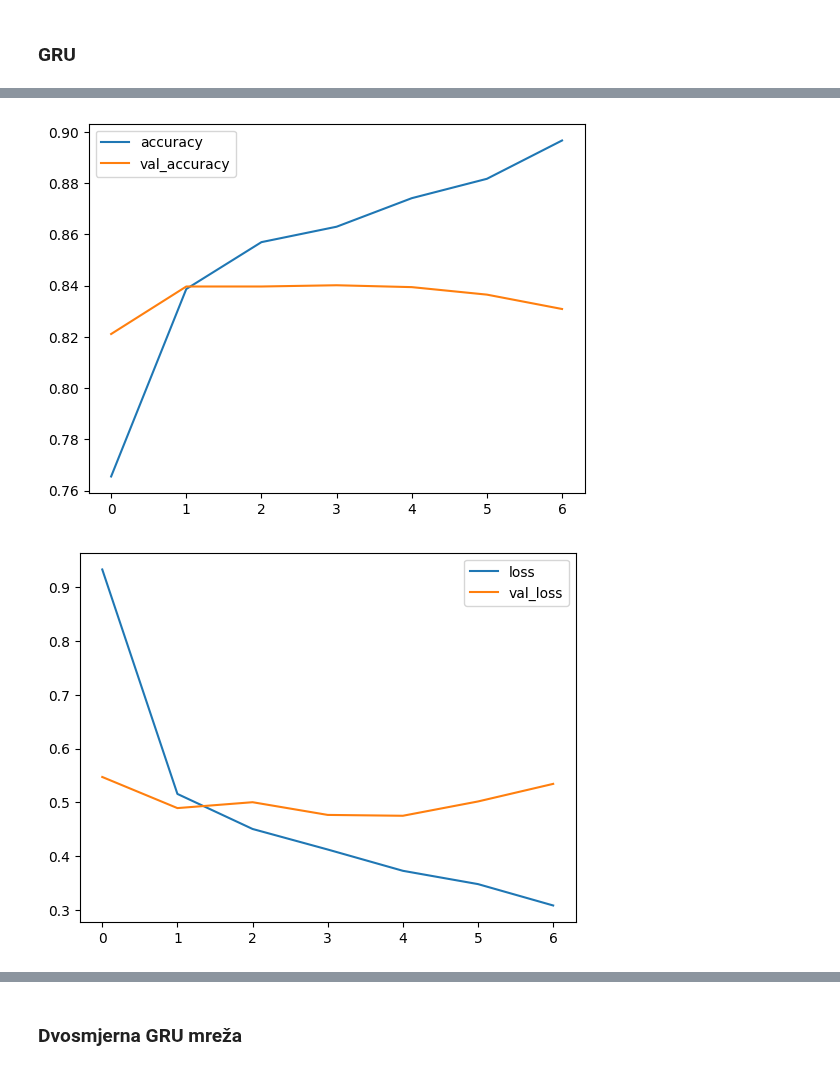
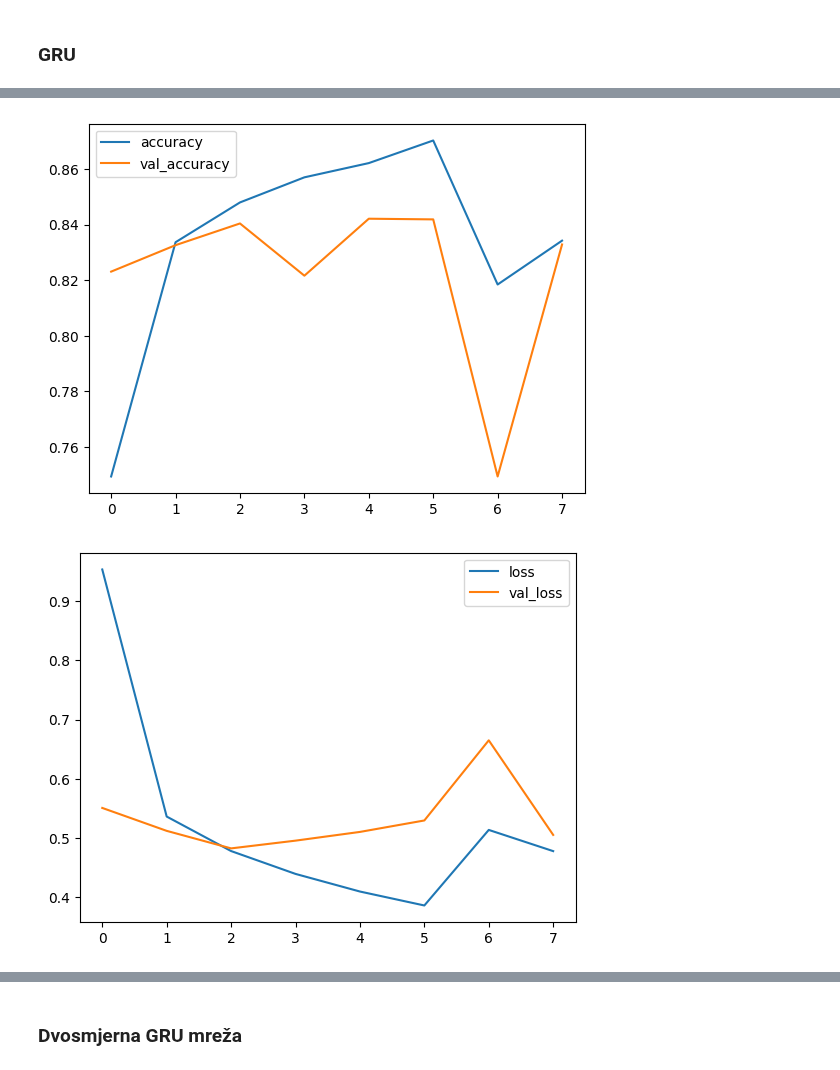
Before and after one commit to dsabljic/UUI-NLP-u-ugostiteljstvu, a Jupyter notebook: SentimentAnalysis.ipynb, the cells around one changed output, grey strips where cells are left out. Saved outputs shown, nothing was run; the diff lists cells and outputs as text; code cells hidden in the pictures.

```diff
--- a/SentimentAnalysis.ipynb
+++ b/SentimentAnalysis.ipynb
@@ -248,20 +263,6 @@ def custom_preprocessing_sw_removal(text):
     text = " ".join(stemmer.stem(word) for word in text.split() if word not in filtered_stop_words)
 
     return text
-# %%
-def custom_preprocessing_sw_removal(text):
-    # Provjera je li tekst string i pretvaranje u string ako nije
-    if not isinstance(text, str):
-        text = str(text)
-
-    # Pretvaranje teksta u mala slova
-    text = text.lower()
-    # Uklanjanje interpunkcije
-    text = re.sub(r'[^\w\s]', '', text)
-    # Stemming i uklanjanje stopwordsa osim onih koji utječu na sentiment
-    text = " ".join(stemmer.stem(word) for word in text.split() if word not in filtered_stop_words)
-
-    return text
 # %%
 X_train = X_train.apply(custom_preprocessing_sw_removal)
 X_val = X_val.apply(custom_preprocessing_sw_removal)
@@ -338,7 +343,7 @@ Test Accuracy: 0.8184922933578491
 # %%
 gru_model = Sequential([
     encoder,
-    Embedding(len(encoder.get_vocabulary()), 100, mask_zero = True),
+    Embedding(len(encoder.get_vocabulary()), 50, mask_zero = True),
     GRU(32),
     Dense(32, activation='relu', kernel_regularizer=tf.keras.regularizers.l1(0.005)),
     Dropout(0.5),
@@ -370,5 +377,5 @@ Final val_accuracy: 83.09%
-[figure, old version]
+[figure, new version]
-[figure, old version]
+[figure, new version]
 # %%
 test_loss, test_acc = gru_model.evaluate(test_ds)
 
```
Also changed, not shown: parts of 31 cells of this notebook.
